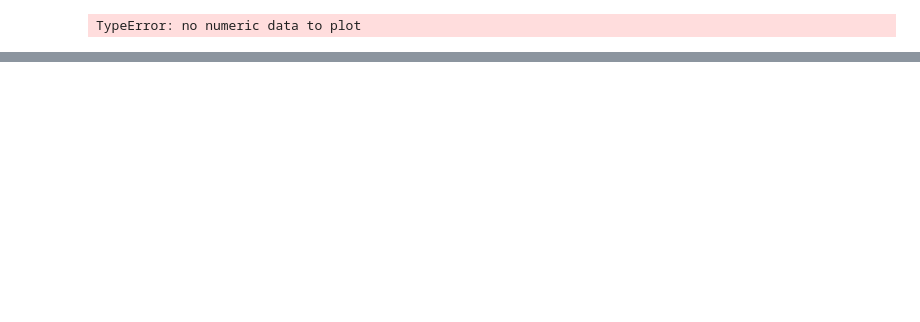
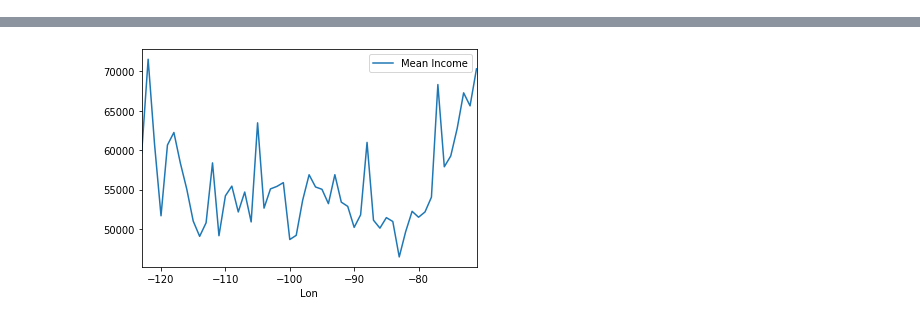
Before and after one commit to jauntydl/Aaron_April_Davis-Project, a Jupyter notebook: Long_Lat_Income_Comparison.ipynb, the cells around one changed output, grey strips where cells are left out. Drawn from its saved outputs; the diff is of its cells as text; code cells hidden in the pictures; blank space fills up the shorter version.

```diff
--- a/Long_Lat_Income_Comparison.ipynb
+++ b/Long_Lat_Income_Comparison.ipynb
@@ -38,9 +77,27 @@ plt.show()
 # %%
-df_main = df_main[(df_main["Lon"] > -10.0) & (df_main["Lon"] < -90.0)]
+df_main = df_main[(df_main["Lon"] < -66.0) & (df_main["Lon"] > -124.0)]
 df_main = df_main.round({'Lat': 0, 'Lon': 0})
 df_main["Number of Households"] = df_main["sum_w"] / df_main["Mean"]
 df_main_grpby_lon = df_main.groupby(["Lon"]).sum()
 df_main_grpby_lon["Mean Income"] = df_main_grpby_lon["sum_w"] / df_main_grpby_lon["Number of Households"]
 df_main_grpby_lon.plot( y=["Mean Income"],kind="line")
+
+
+df_main.head()
+
+# x = ("Lon")
+# y = ("Longitude")
+
+# Fit with polyfit
+# b, m = polyfit(x, y, 1)
+# plt.plot(x, y, '.')
+# plt.plot(x, b + m * x, '-')
+# plt.show()
+
+
+# plt.title("Income vs Longitude")
+# plt.ylabel("Mean Income")
+# plt.xlabel("Longitude")
+# plt.grid(True)
+# plt.show()
 # %% [output]
-TypeError: no numeric data to plot
@@ -46,0 +110 @@ TypeError: no numeric data to plot
+[figure, added]
```
Also changed, not shown: parts of 6 cells of this notebook.
